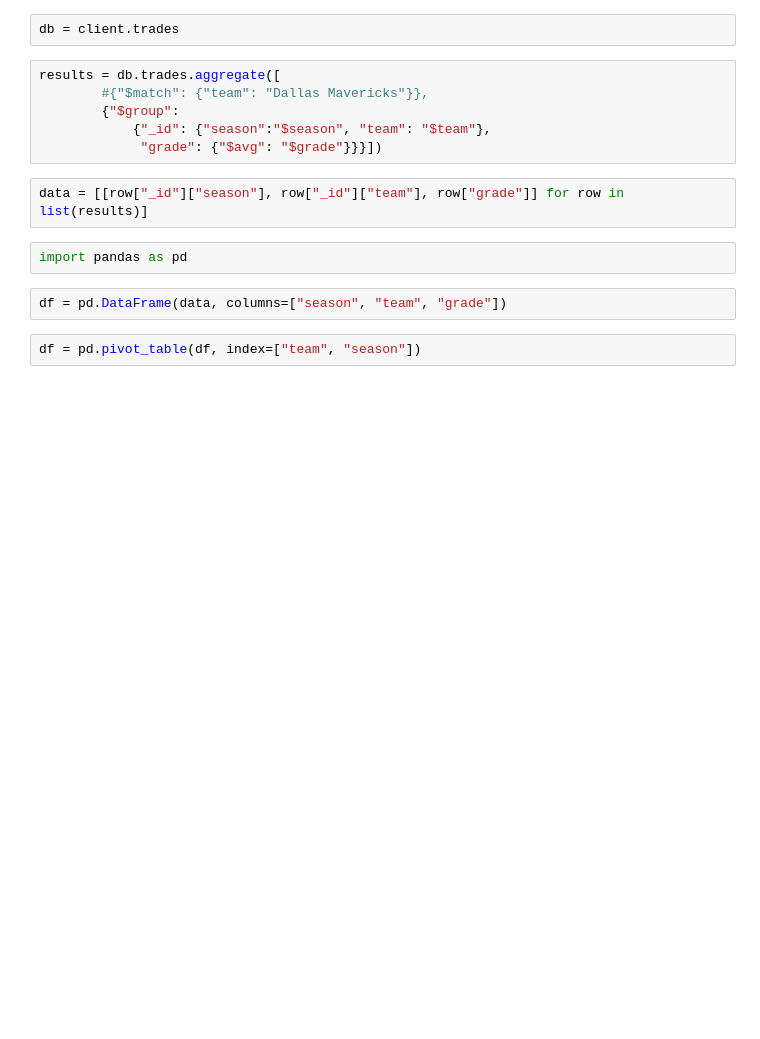
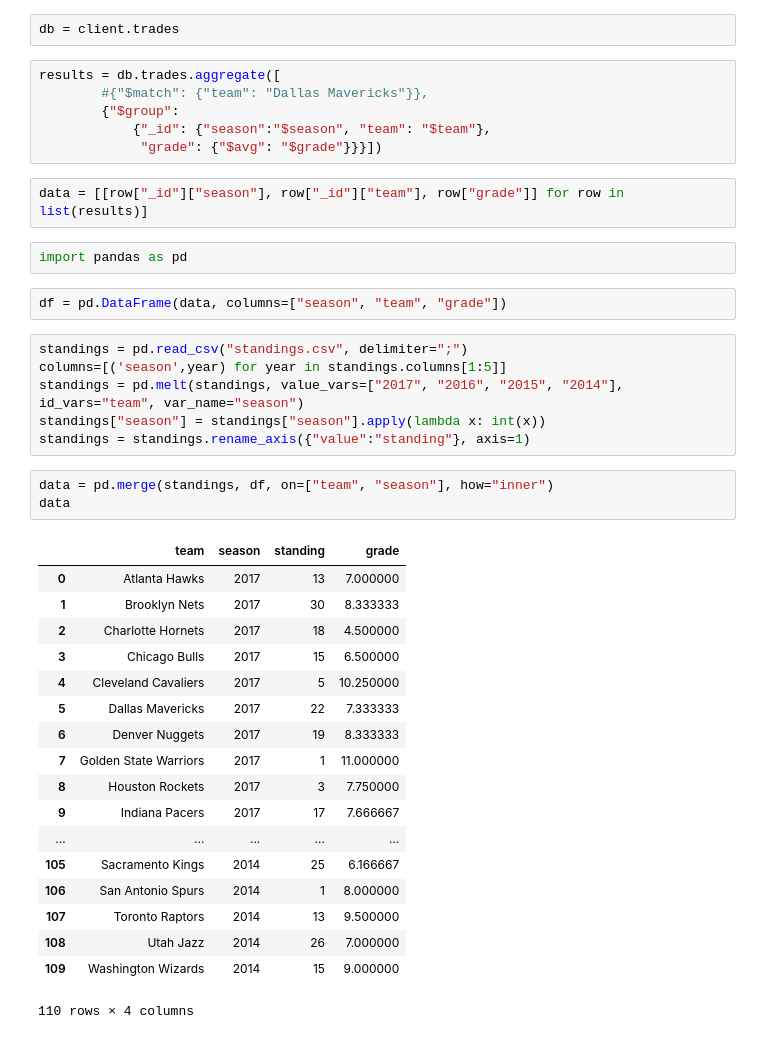
Before and after one commit to Torminator/TradesEvaluation, a Jupyter notebook: 1stTradeAnalysis.ipynb, the cells around one changed output. Drawn from its saved outputs; the diff is of its cells as text; blank space fills up the shorter version.

```diff
--- a/1stTradeAnalysis.ipynb
+++ b/1stTradeAnalysis.ipynb
@@ -16,5 +16,31 @@
 import pandas as pd
 # %%
 df = pd.DataFrame(data, columns=["season", "team", "grade"])
-# %%
-df = pd.pivot_table(df, index=["team", "season"])
+# %%
+standings = pd.read_csv("standings.csv", delimiter=";")
+columns=[('season',year) for year in standings.columns[1:5]]
+standings = pd.melt(standings, value_vars=["2017", "2016", "2015", "2014"], id_vars="team", var_name="season")
+standings["season"] = standings["season"].apply(lambda x: int(x))
+standings = standings.rename_axis({"value":"standing"}, axis=1)
+# %%
+data = pd.merge(standings, df, on=["team", "season"], how="inner")
+data
+# %% [output]
+|  | team | season | standing | grade |
+| 0 | Atlanta Hawks | 2017 | 13 | 7.000000 |
+| 1 | Brooklyn Nets | 2017 | 30 | 8.333333 |
+| 2 | Charlotte Hornets | 2017 | 18 | 4.500000 |
+| 3 | Chicago Bulls | 2017 | 15 | 6.500000 |
+| 4 | Cleveland Cavaliers | 2017 | 5 | 10.250000 |
+| 5 | Dallas Mavericks | 2017 | 22 | 7.333333 |
+| 6 | Denver Nuggets | 2017 | 19 | 8.333333 |
+| 7 | Golden State Warriors | 2017 | 1 | 11.000000 |
+| 8 | Houston Rockets | 2017 | 3 | 7.750000 |
+| 9 | Indiana Pacers | 2017 | 17 | 7.666667 |
+| ... | ... | ... | ... | ... |
+| 105 | Sacramento Kings | 2014 | 25 | 6.166667 |
+| 106 | San Antonio Spurs | 2014 | 1 | 8.000000 |
+| 107 | Toronto Raptors | 2014 | 13 | 9.500000 |
+| 108 | Utah Jazz | 2014 | 26 | 7.000000 |
+| 109 | Washington Wizards | 2014 | 15 | 9.000000 |
+110 rows × 4 columns
```
Also changed, not shown: parts of 8 cells of this notebook, 3 other files.
